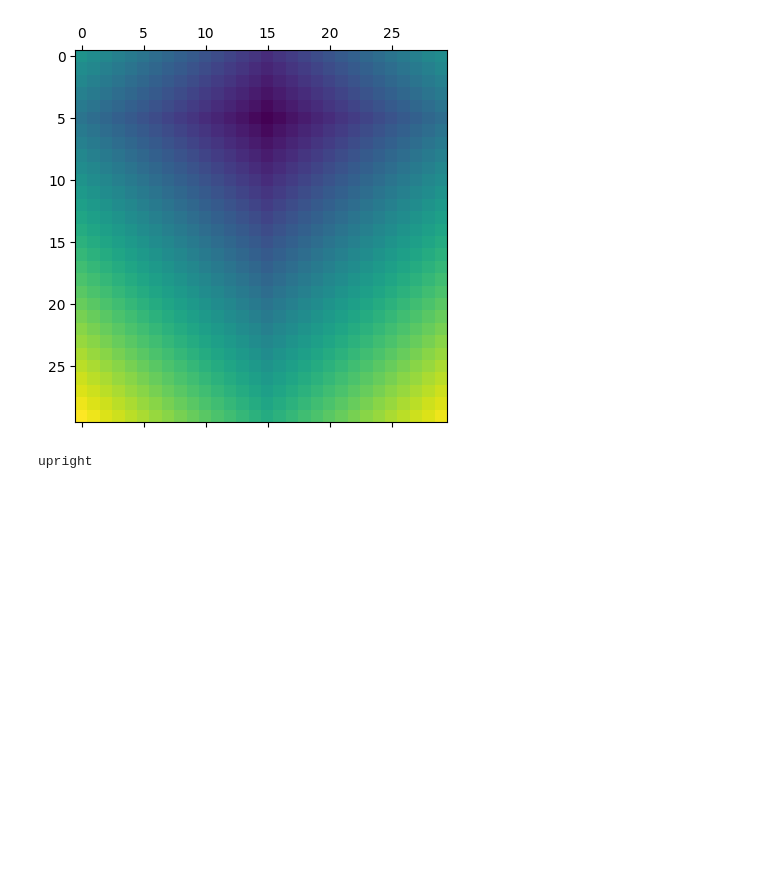
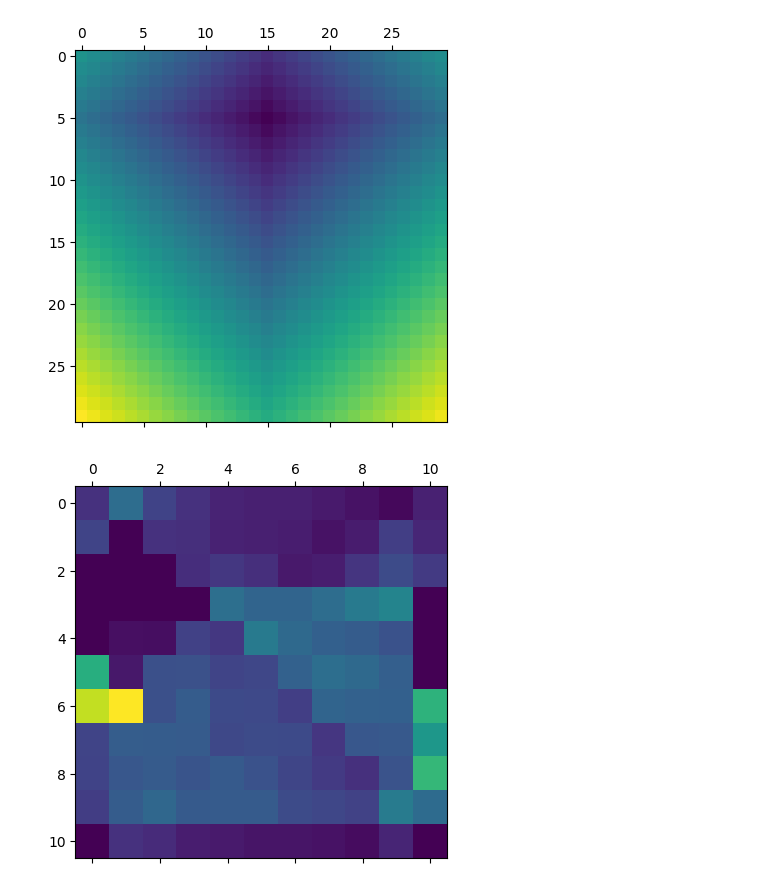
Before and after one commit to ricsi98/utvalasztas_verseny, a Jupyter notebook: baseline.ipynb, the cells around one changed output. Drawn from its saved outputs; the diff is of its cells as text; code cells hidden in the pictures; blank space fills up the shorter version.

```diff
--- a/baseline.ipynb
+++ b/baseline.ipynb
@@ -127,35 +127,69 @@ def full_cnt(n, x, y):
         combined.update(cnt)
     return dict(combined), (upright, upleft, downright, downleft)
 
 
 def sample_distance(n, x, y, alpha):
     distance_counts, separate = full_cnt(n, x, y)
     max_distance = max(distance_counts.keys())
     values = np.arange(2, max_distance+1)
     probas = np.array([distance_counts[v] * float(v) ** -alpha for v in values])
     probas /= np.sum(probas)
     choice = np.random.choice(values, p=probas)
     return choice, distance_counts, separate
 
 
 directions = ["upright", "upleft", "downright", "downleft"]
 def sample_lrng(n, x, y, alpha):
     distance, combined, separate = sample_distance(n, x, y, alpha)
     index = np.random.randint(0, combined[distance])
 
     selected_dir = None
     for direction, cnt in zip(directions, separate):
         if index < cnt[distance]:
             selected_dir = direction
             break
         index -= cnt[distance]
 
-    dx =
+    if selected_dir == "upright":
+        w_box, h_box = n-x, n-y-1
+    elif selected_dir == "upleft":
+        w_box, h_box = n-y, x
+    elif selected_dir == "downright":
+        w_box, h_box = y+1, n-x-1
+    elif selected_dir == "downleft":
+        w_box, h_box = x+1, y
+
+
+    # randomize x,y such that their sum is equal to distance
+    min_x = max(distance - w_box, 0)
+    if min_x >= w_box:
+        dx = w_box
+    else:
+        dx = np.random.randint(min_x, w_box)
+    dy = distance - dx
+
+    if selected_dir == "upright":
+        off_x = dx + x
+        off_y = dy + y + 1
+    elif selected_dir == "upleft":
+        off_x = x - dy - 1
+        off_y = y + dx
+    elif selected_dir == "downright":
+        off_x = x + dy + 1
+        off_y = y - dx
+    elif selected_dir == "downleft":
+        off_x = x - dx
+        off_y = y - dy - 1
+    return off_x, off_y
 
 
 
-
-sample_lrng(6, 3, 1, 1)
-print("")
+N = 10
+q = np.zeros((N+1,N+1))
+for _ in range(10000):
+    x, y = sample_lrng(N, 3, 1, 1)
+    q[x,y] += 1
+plt.matshow(q)
+plt.show()
 # %% [output]
-upright
+[figure, added]
```
